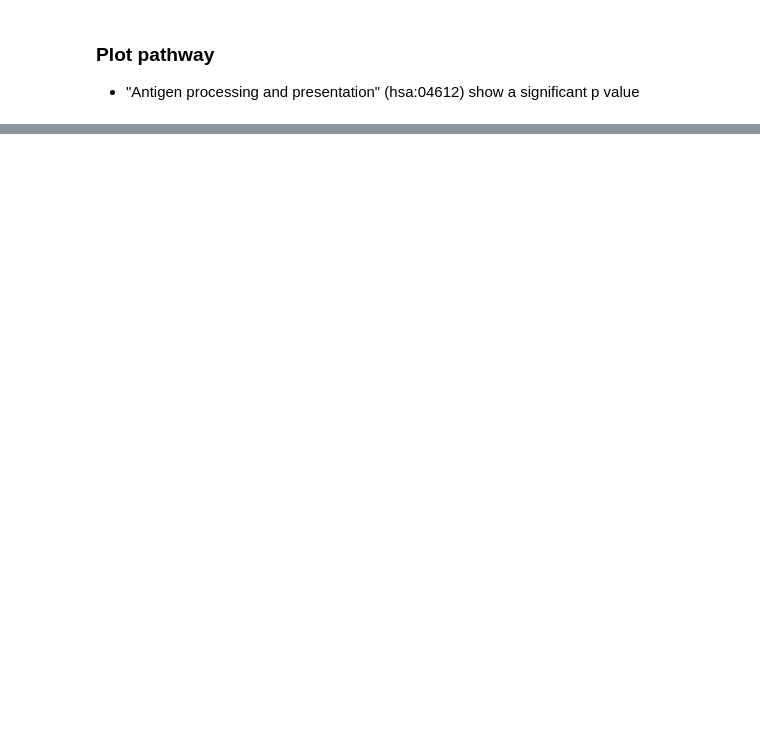
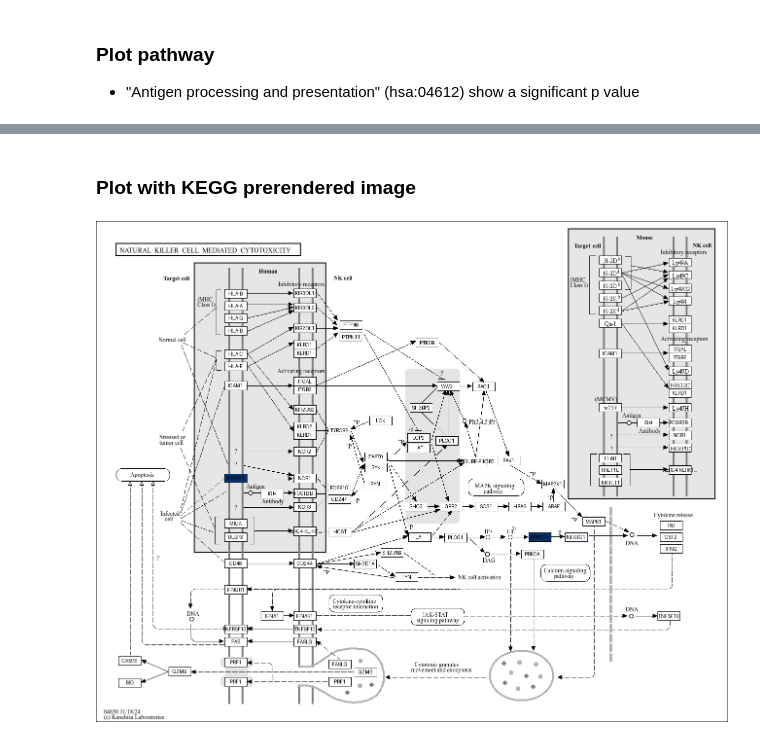
Before and after one commit to harryhaller001/keggtools, a Jupyter notebook: docs/source/vignette.ipynb, the cells around one changed output, grey strips where cells are left out. Saved outputs shown, nothing was run; the diff lists cells and outputs as text; code cells hidden in the pictures; blank space fills up the shorter version.

```diff
--- a/docs/source/vignette.ipynb
+++ b/docs/source/vignette.ipynb
@@ -138,0 +140,17 @@ display(img)
+# %% [markdown]
+### Plot with KEGG prerendered image
+# %%
+from keggtools import render_overlay_image
+
+display(
+    render_overlay_image(
+        pathway=Resolver().get_pathway(organism="hsa", code="04650"),
+        overlay_dict={
+            "4772": 1,
+            "5530": 5,
+        },
+        cmap="Blues",
+    )
+)
+# %% [output]
+[figure, added]
```
Also changed, not shown: parts of 7 cells of this notebook, 9 other files.
